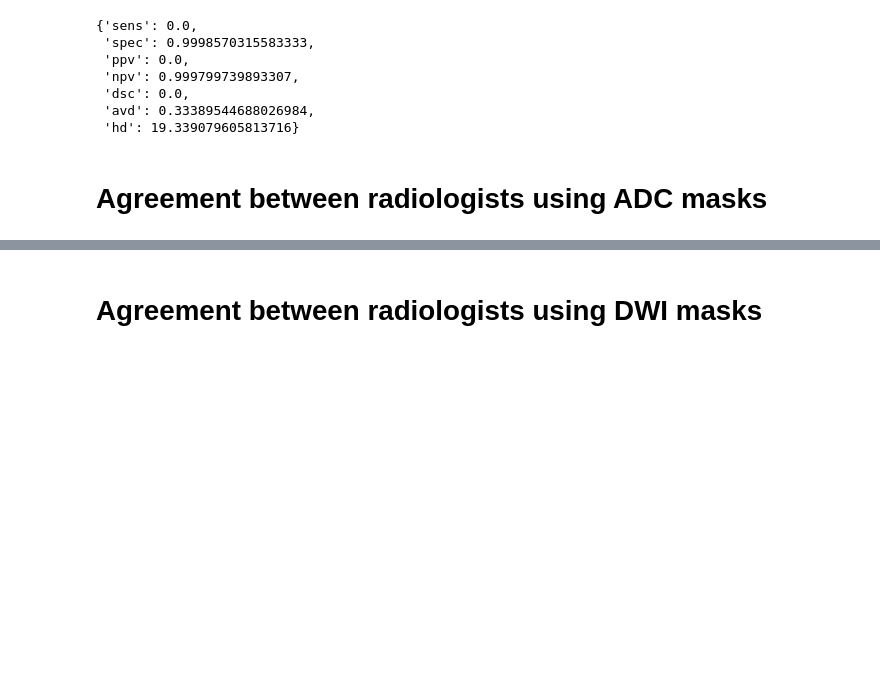
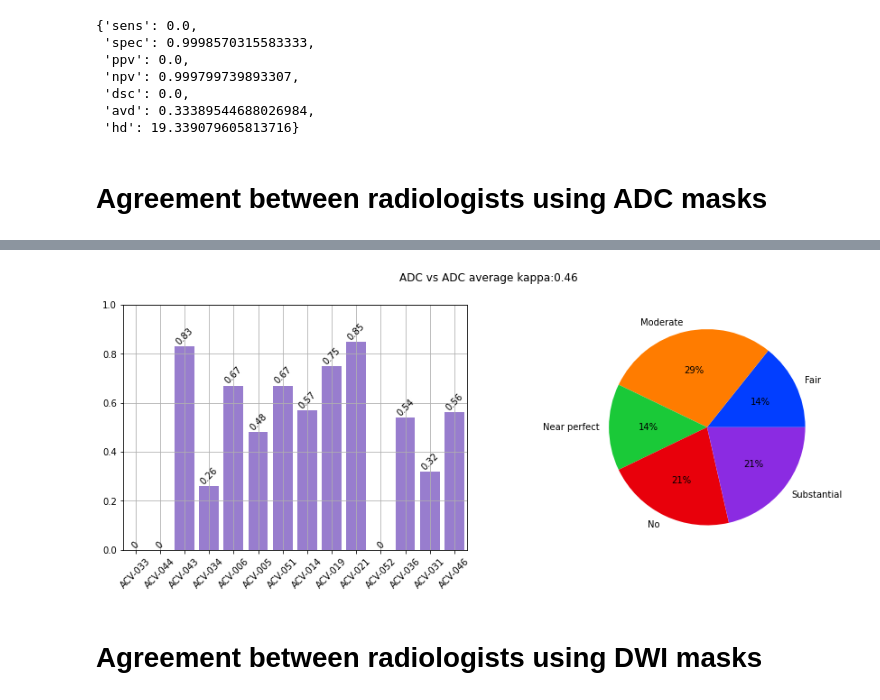
Before and after one commit to Sangohe/ais-foscal, a Jupyter notebook: 01-overlapping-between-modalities.ipynb, the cells around one changed output, grey strips where cells are left out. Saved outputs shown, nothing was run; the diff lists cells and outputs as text; code cells hidden in the pictures; blank space fills up the shorter version.

Commit message:
agreement

```diff
--- a/01-overlapping-between-modalities.ipynb
+++ b/01-overlapping-between-modalities.ipynb
@@ -162,2 +211,6 @@ kappa primedio: 0.4642857142857143
+# %%
+Kappas_ADC, category_ADC, experiments_ADC = get_agreements('ADC')
+# %% [output]
+[figure, added]
 # %% [markdown]
 # Agreement between radiologists using DWI masks
```
Also changed, not shown: parts of 17 cells of this notebook, 5 other files.
